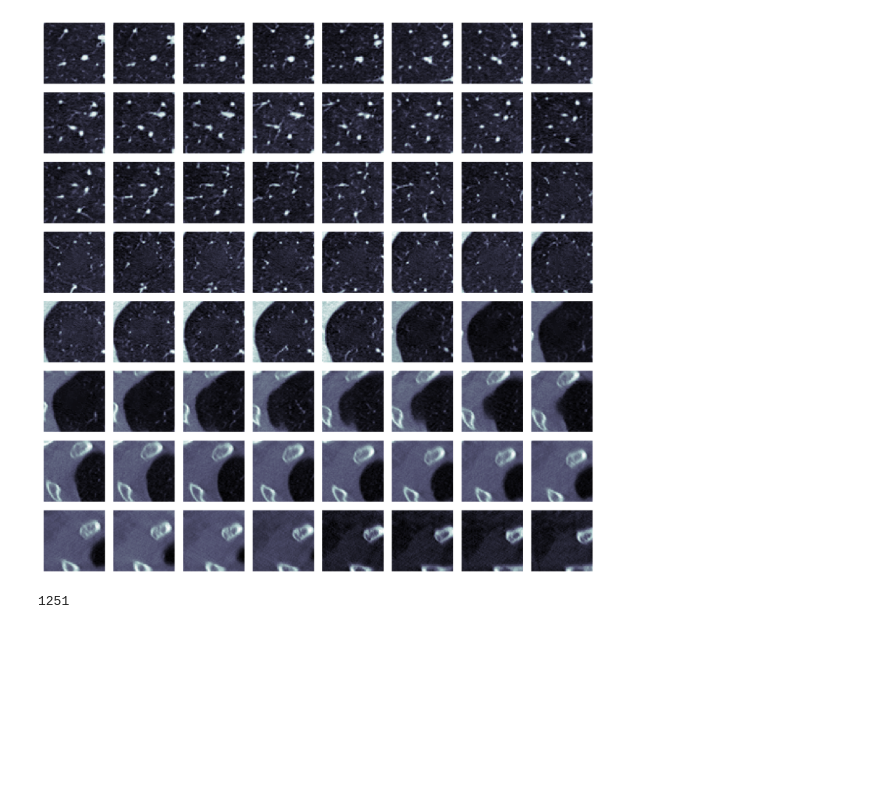
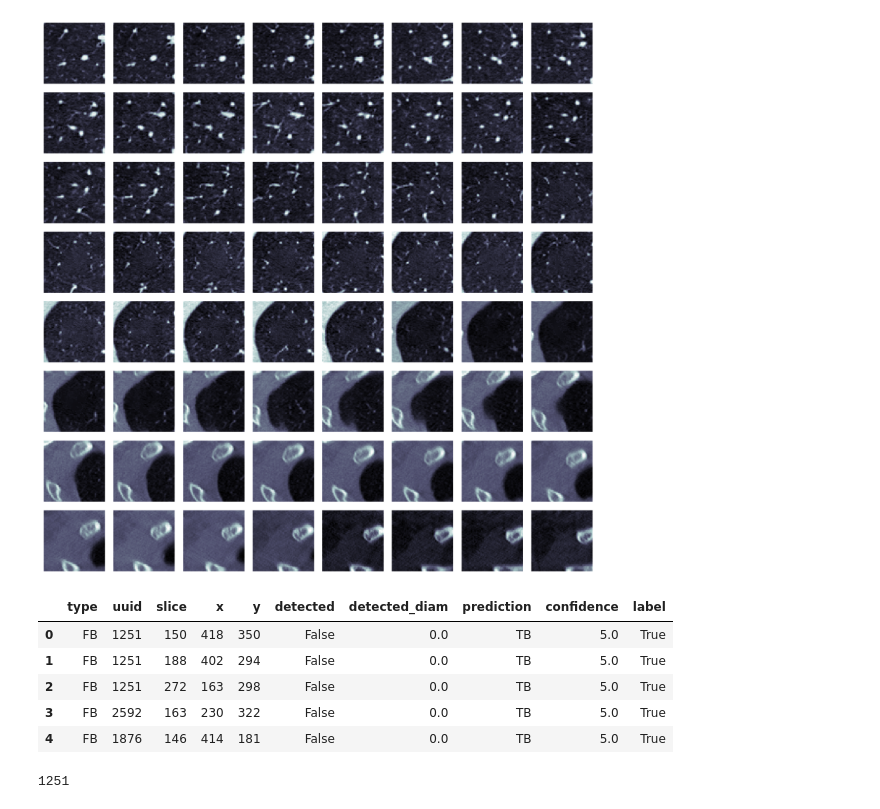
Before and after one commit to hyunjaec/MScA_Machine_Learning_Project, a Jupyter notebook: medical_deepfakes_svm.ipynb, the cells around one changed output. Saved outputs shown, nothing was run; the diff lists cells and outputs as text; code cells hidden in the pictures; blank space fills up the shorter version.

```diff
--- a/medical_deepfakes_svm.ipynb
+++ b/medical_deepfakes_svm.ipynb
@@ -143,4 +143,28 @@ dir = "/content/drive/My Drive/Data/data_ml/Experiment 2 - Open/"
 r=[]
 for root, dirs, files in os.walk(dir):
   r.append(root)
+# %%
+label_df1 = pd.read_csv('/content/drive/My Drive/data_ml/Response EXP2 - Reviewer 1_instances.csv')
+label_df2 = pd.read_csv('/content/drive/My Drive/data_ml/Response EXP2 - Reviewer 2_instances.csv')
+label_df3 = pd.read_csv('/content/drive/My Drive/data_ml/Response EXP2 - Reviewer 3_instances.csv')
+
+preds = pd.concat([label_df1[['label','prediction','confidence']], label_df2[['label','prediction','confidence']], label_df3[['label','prediction','confidence']]], axis = 1)
+preds.columns = ['label1','prediction1','confidence1','label2','prediction2','confidence2','label3','prediction3','confidence3']
+
+def final_label(row):
+  if row.label1 == row.label2 == row.label3:
+    return row.label1
+  else:
+    return np.sign((row.label1*row.confidence1 + row.label1*row.confidence2 + row.label1*row.confidence3) / 3)
+
+preds['label'] = preds.apply(lambda row: final_label(row), axis = 1)
+label_df = pd.concat([label_df1.drop('label', axis = 1), preds['label']], axis = 1)
+label_df.head()
+# %% [output]
+|  | type | uuid | slice | x | y | detected | detected_diam | prediction | confidence | label |
+| 0 | FB | 1251 | 150 | 418 | 350 | False | 0.0 | TB | 5.0 | True |
+| 1 | FB | 1251 | 188 | 402 | 294 | False | 0.0 | TB | 5.0 | True |
+| 2 | FB | 1251 | 272 | 163 | 298 | False | 0.0 | TB | 5.0 | True |
+| 3 | FB | 2592 | 163 | 230 | 322 | False | 0.0 | TB | 5.0 | True |
+| 4 | FB | 1876 | 146 | 414 | 181 | False | 0.0 | TB | 5.0 | True |
 # %%
```
Also changed, not shown: parts of 2 cells of this notebook.
